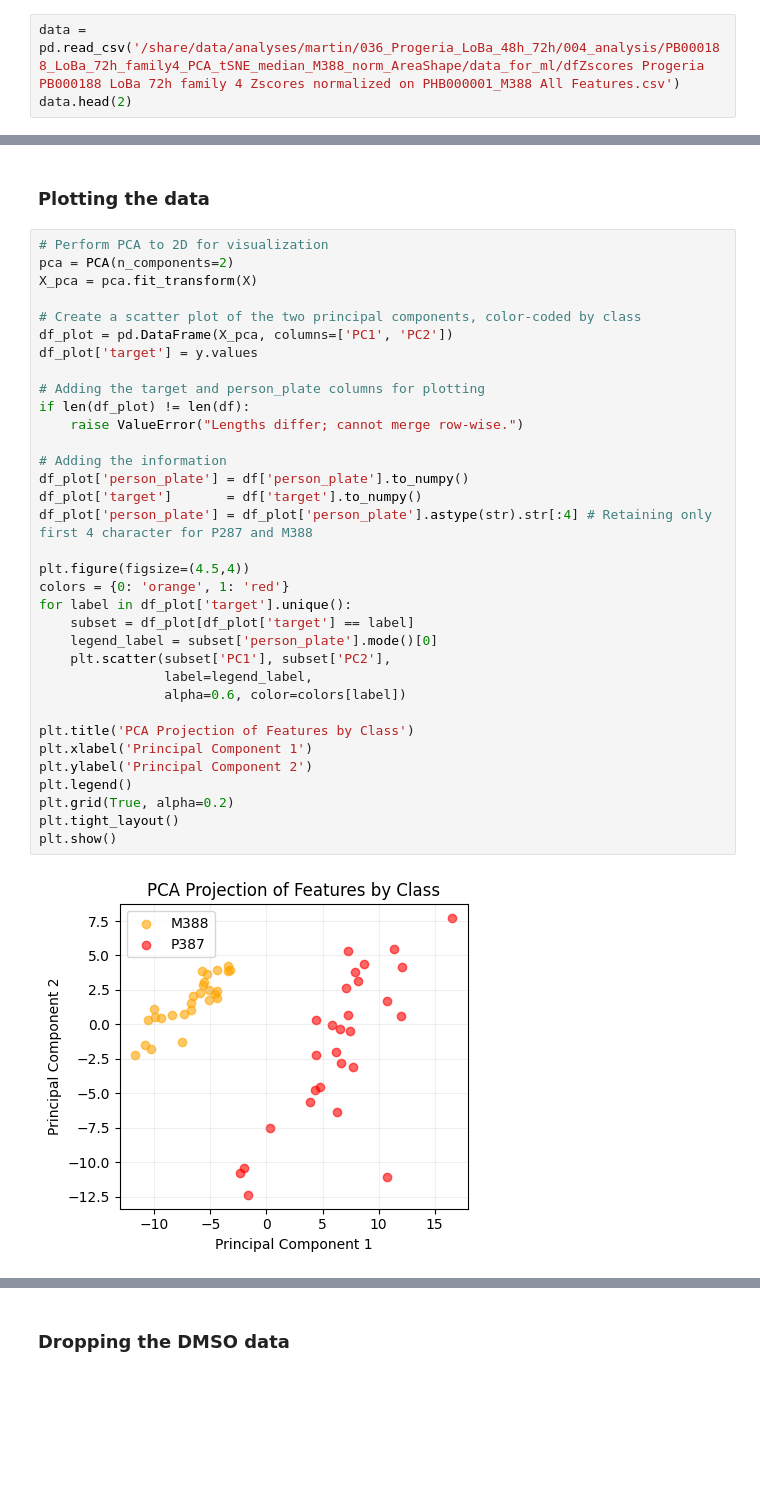
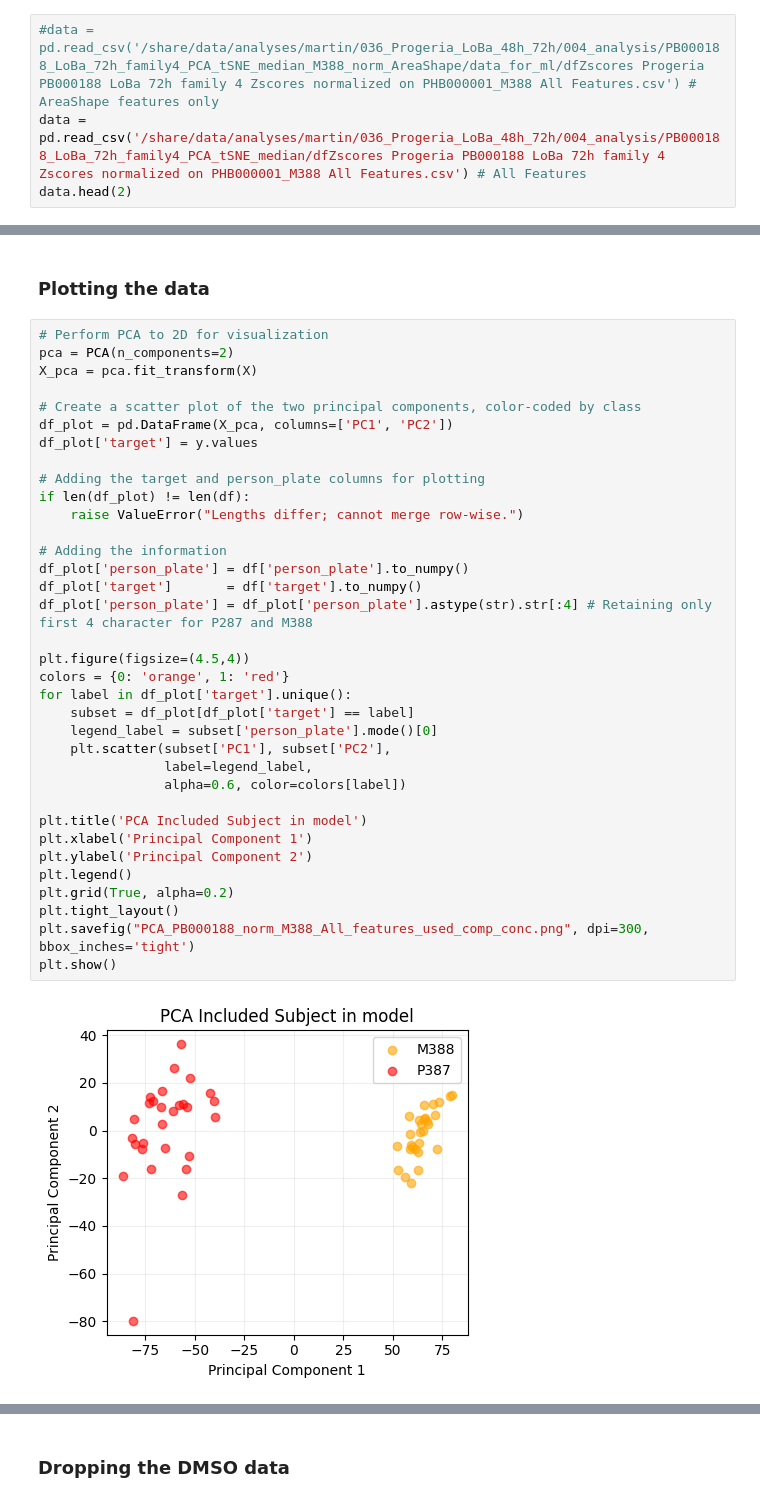
Before and after one commit to MartinMJohansson/progeria, a Jupyter notebook: 8_ML_treatments_LogisticRegression.ipynb, the cells around one changed output, grey strips where cells are left out. Drawn from its saved outputs; the diff is of its cells as text; blank space fills up the shorter version.

Commit message:
Add files via upload
Improved plots with decoded compound names. Added saving out of plots, tables and modelling results.

```diff
--- a/8_ML_treatments_LogisticRegression.ipynb
+++ b/8_ML_treatments_LogisticRegression.ipynb
@@ -23,7 +43,8 @@ from sklearn.decomposition import PCA
 # %% [markdown]
 ### Loading data
 # %%
-data = pd.read_csv('/share/data/analyses/martin/036_Progeria_LoBa_48h_72h/004_analysis/PB000188_LoBa_72h_family4_PCA_tSNE_median_M388_norm_AreaShape/data_for_ml/dfZscores Progeria PB000188 LoBa 72h family 4 Zscores normalized on PHB000001_M388 All Features.csv')
+#data = pd.read_csv('/share/data/analyses/martin/036_Progeria_LoBa_48h_72h/004_analysis/PB000188_LoBa_72h_family4_PCA_tSNE_median_M388_norm_AreaShape/data_for_ml/dfZscores Progeria PB000188 LoBa 72h family 4 Zscores normalized on PHB000001_M388 All Features.csv') # AreaShape features only
+data = pd.read_csv('/share/data/analyses/martin/036_Progeria_LoBa_48h_72h/004_analysis/PB000188_LoBa_72h_family4_PCA_tSNE_median/dfZscores Progeria PB000188 LoBa 72h family 4 Zscores normalized on PHB000001_M388 All Features.csv') # All Features
 data.head(2)
 # %% [output]
 |  | WellID | plate | batch_id | person_plate | comp_conc | AreaShape_Area_nuclei | AreaShape_BoundingBoxArea_nuclei | ... |
@@ -325,32 +349,33 @@ X_pca = pca.fit_transform(X)
 
 # Create a scatter plot of the two principal components, color-coded by class
 df_plot = pd.DataFrame(X_pca, columns=['PC1', 'PC2'])
 df_plot['target'] = y.values
 
 # Adding the target and person_plate columns for plotting
 if len(df_plot) != len(df):
     raise ValueError("Lengths differ; cannot merge row-wise.")
 
 # Adding the information
 df_plot['person_plate'] = df['person_plate'].to_numpy()
 df_plot['target']       = df['target'].to_numpy()
 df_plot['person_plate'] = df_plot['person_plate'].astype(str).str[:4] # Retaining only first 4 character for P287 and M388
 
 plt.figure(figsize=(4.5,4))
 colors = {0: 'orange', 1: 'red'}
 for label in df_plot['target'].unique():
     subset = df_plot[df_plot['target'] == label]
     legend_label = subset['person_plate'].mode()[0]
     plt.scatter(subset['PC1'], subset['PC2'],
                 label=legend_label,
                 alpha=0.6, color=colors[label])
 
-plt.title('PCA Projection of Features by Class')
+plt.title('PCA Included Subject in model')
 plt.xlabel('Principal Component 1')
 plt.ylabel('Principal Component 2')
 plt.legend()
 plt.grid(True, alpha=0.2)
 plt.tight_layout()
+plt.savefig("PCA_PB000188_norm_M388_All_features_used_comp_conc.png", dpi=300, bbox_inches='tight')
 plt.show()
 # %% [output]
-[figure, old version]
+[figure, new version]
```
Also changed, not shown: parts of 48 cells of this notebook.
